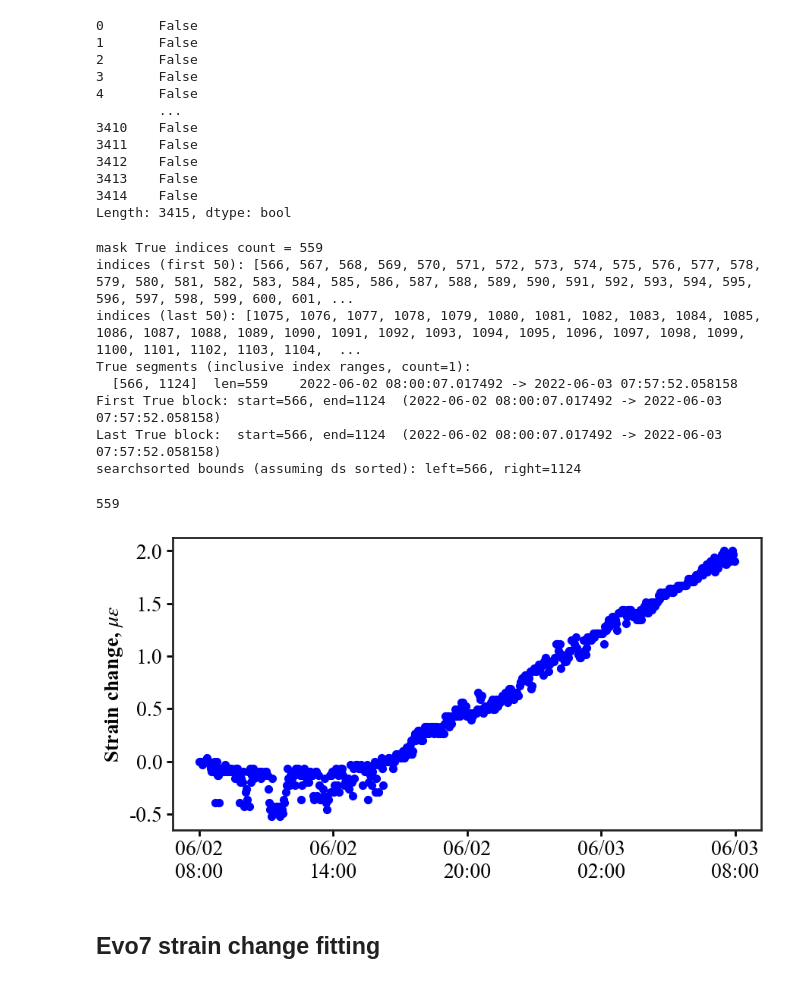
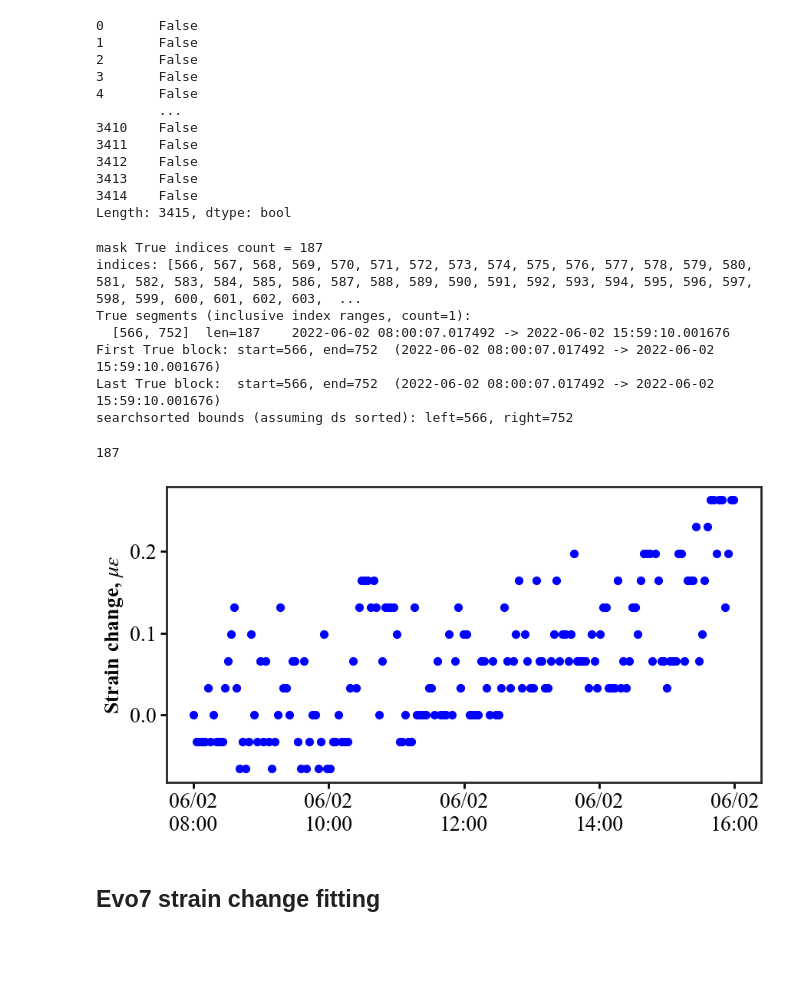
Before and after one commit to felix-mao-1516/plot-for-research-, a Jupyter notebook: 7. pressure_strain_matching.ipynb, the cells around one changed output. Drawn from its saved outputs; the diff is of its cells as text; code cells hidden in the pictures; blank space fills up the shorter version.

```diff
--- a/7. pressure_strain_matching.ipynb
+++ b/7. pressure_strain_matching.ipynb
@@ -1360,11 +1410,14 @@ error(ft):   [0.03730469]
 # %%
 #选某个深度（列），可在后面的idx[1]进行加或者减
 cols = dstrain[:, idx[0]]   #0-6   [1]+1   [2]+1    # shape = (N_time, len(targets))
+cols = dstrain[:, 45876]
+
 #随着生产的进行，裂缝闭合，应变变小（绝对值变大），比如从-1变成-5
 cols = -1 * cols
 # cols = dstrain[:, idx [1]-86]                 # shape = (N_time, len(targets))
 # cols*=-1
 
+
 length = len(cols)
 print(f"读取 {length} 条记录")
 print("cols", cols)
@@ -1381,8 +1435,15 @@ ds = pd.to_datetime(pd.Series(date_str.astype(str)), format='%m/%d/%Y %H:%M:%S.%
 
 # ---- 3) 设定你要显示的时间段（同一时区！）----
 start = pd.Timestamp("2022-06-02 08:00:00")
-end   = pd.Timestamp("2022-06-03 08:00:00")
-# end   = pd.Timestamp("2022-06-02 16:00:00")
+# end   = pd.Timestamp("2022-06-03 08:00:00")
+end   = pd.Timestamp("2022-06-02 16:00:00")
+# end   = pd.Timestamp("2022-06-02 14:00:00")
+
+
+# start = pd.Timestamp("2022-06-02 16:00:00")
+# end   = pd.Timestamp("2022-06-03 00:00:00")
+
+
 
 # start = pd.Timestamp("2022-03-15 09:00:00")
 # end   = pd.Timestamp("2022-03-21 18:00:00")
@@ -1456,14 +1517,13 @@ else:
     except Exception:
         pass
 # %% [output]
-mask True indices count = 559
-indices (first 50): [566, 567, 568, 569, 570, 571, 572, 573, 574, 575, 576, 577, 578, 579, 580, 581, 582, 583, 584, 585, 586, 587, 588, 589, 590, 591, 592, 593, 594, 595, 596, 597, 598, 599, 600, 601, ...
-indices (last 50): [1075, 1076, 1077, 1078, 1079, 1080, 1081, 1082, 1083, 1084, 1085, 1086, 1087, 1088, 1089, 1090, 1091, 1092, 1093, 1094, 1095, 1096, 1097, 1098, 1099, 1100, 1101, 1102, 1103, 1104,  ...
+mask True indices count = 187
+indices: [566, 567, 568, 569, 570, 571, 572, 573, 574, 575, 576, 577, 578, 579, 580, 581, 582, 583, 584, 585, 586, 587, 588, 589, 590, 591, 592, 593, 594, 595, 596, 597, 598, 599, 600, 601, 602, 603,  ...
 True segments (inclusive index ranges, count=1):
-  [566, 1124]  len=559    2022-06-02 08:00:07.017492 -> 2022-06-03 07:57:52.058158
-First True block: start=566, end=1124  (2022-06-02 08:00:07.017492 -> 2022-06-03 07:57:52.058158)
-Last True block:  start=566, end=1124  (2022-06-02 08:00:07.017492 -> 2022-06-03 07:57:52.058158)
-searchsorted bounds (assuming ds sorted): left=566, right=1124
+  [566, 752]  len=187    2022-06-02 08:00:07.017492 -> 2022-06-02 15:59:10.001676
+First True block: start=566, end=752  (2022-06-02 08:00:07.017492 -> 2022-06-02 15:59:10.001676)
+Last True block:  start=566, end=752  (2022-06-02 08:00:07.017492 -> 2022-06-02 15:59:10.001676)
+searchsorted bounds (assuming ds sorted): left=566, right=752
 # %%
 strian_sel    = cols[mask]
 strian_sel = strian_sel - strian_sel[0]  # 以起始点为零点
@@ -1471,38 +1531,39 @@ strian_sel = strian_sel - strian_sel[0]  # 以起始点为零点
 # print(strian_sel)
 print(len(strian_sel))
 # %% [output]
-559
+187
 # %%
 fig, ax = plt.subplots(figsize=(10,5))
 
 #scatter plot
-ax.scatter(t_sel, strian_sel, color='blue', s=50, label='Field Pressure Data')
+ax.scatter(t_sel, strian_sel, color='blue', s=50, label='Field Strain Data')
 
 ax.xaxis_date()
 date_format = mdates.DateFormatter('%m/%d\n%H:%M')
 ax.xaxis.set_major_formatter(date_format)
 
 start = datetime.datetime(2022, 6, 2, 8, 0)
-# end   = datetime.datetime(2022, 6, 2, 16, 0)
-end   = datetime.datetime(2022, 6, 3, 8, 0)
+end   = datetime.datetime(2022, 6, 2, 16, 0)
+# end   = datetime.datetime(2022, 6, 2, 14, 0)
+# end   = datetime.datetime(2022, 6, 3, 8, 0)
 
 
 
-ticks = pd.date_range(start, end, freq='6h')  # 每 4 小时一个
-# ticks = pd.date_range(start, end, freq='2h')  # 每 4 小时一个
+# ticks = pd.date_range(start, end, freq='6h')  # 每 4 小时一个
+ticks = pd.date_range(start, end, freq='2h')  # 每 4 小时一个
 
 ax.set_xticks(ticks)
 ax.set_ylabel(r"Strain change, $\mu\varepsilon$")
 
 # 设置主刻度间隔为 1 小时
 # ax.xaxis.set_major_locator(mdates.HourLocator(interval=4))
 
 # 给外侧轴留空间，避免被裁切
 # fig.subplots_adjust(right=0.82)
 # plt.savefig('frac_curves_S6.png', dpi=600, bbox_inches='tight')
 plt.show()
 # %% [output]
-[figure, old version]
+[figure, new version]
 # %% [markdown]
 ## Evo7 strain change fitting
 # %%
```
Also changed, not shown: parts of 17 cells of this notebook, 10 other files.
